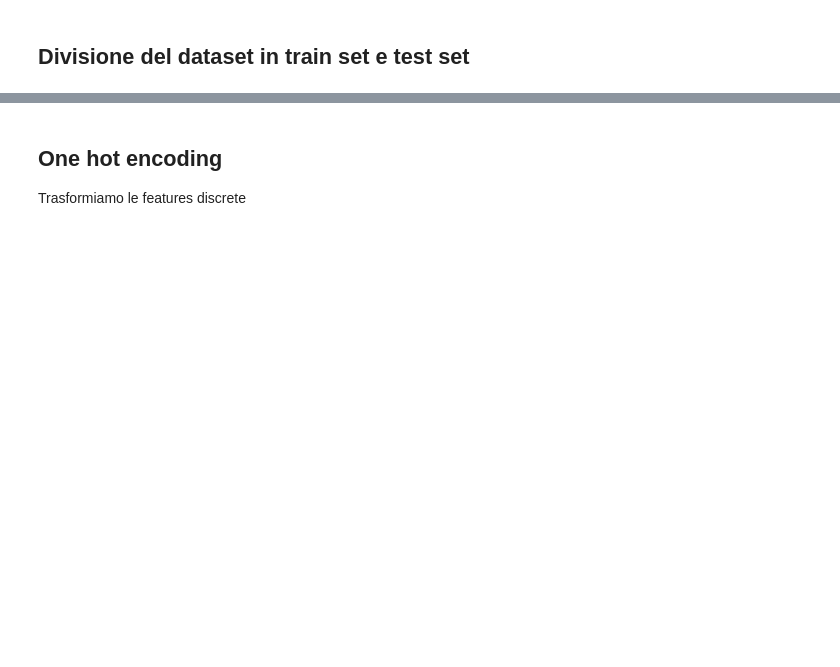
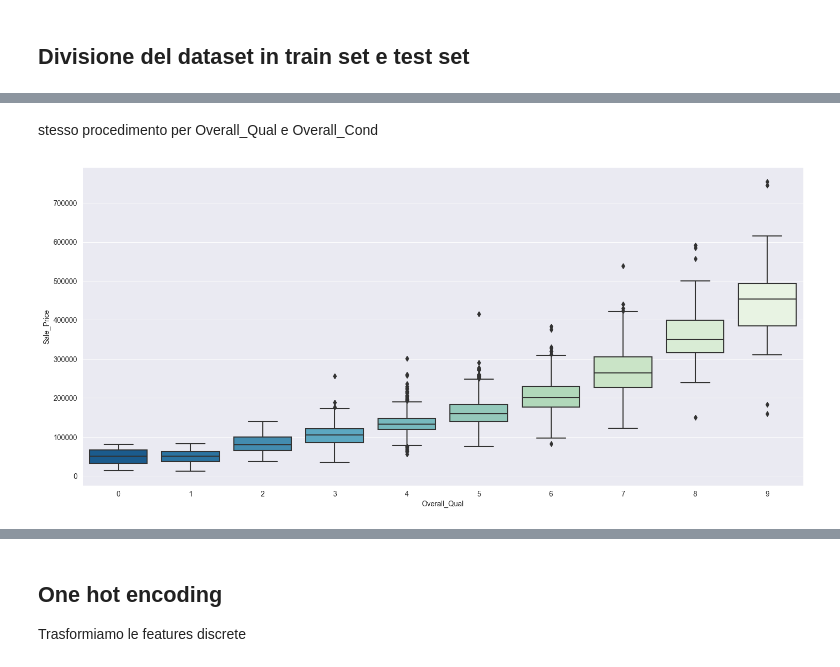
Before and after one commit to davide-tonetto-884585/House-Sale-Price-Prediction, a Jupyter notebook: data-engineering.ipynb, the cells around one changed output, grey strips where cells are left out. Drawn from its saved outputs; the diff is of its cells as text; code cells hidden in the pictures; blank space fills up the shorter version.

```diff
--- a/data-engineering.ipynb
+++ b/data-engineering.ipynb
@@ -240,0 +76,6 @@ X_train.shape, X_test.shape, Y_train.shape, Y_test.shape
+# %% [markdown]
+stesso procedimento per Overall_Qual e Overall_Cond
+# %%
+X_train, X_test = refine_data(X_train, Y_train, X_test, 'Overall_Qual')
+# %% [output]
+[figure, added]
```
Also changed, not shown: parts of 64 cells of this notebook, 12 other files.
